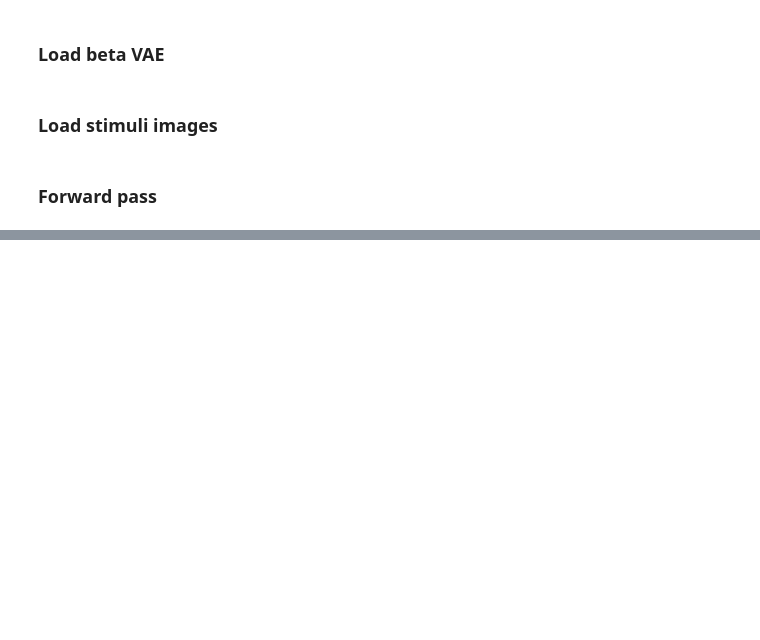
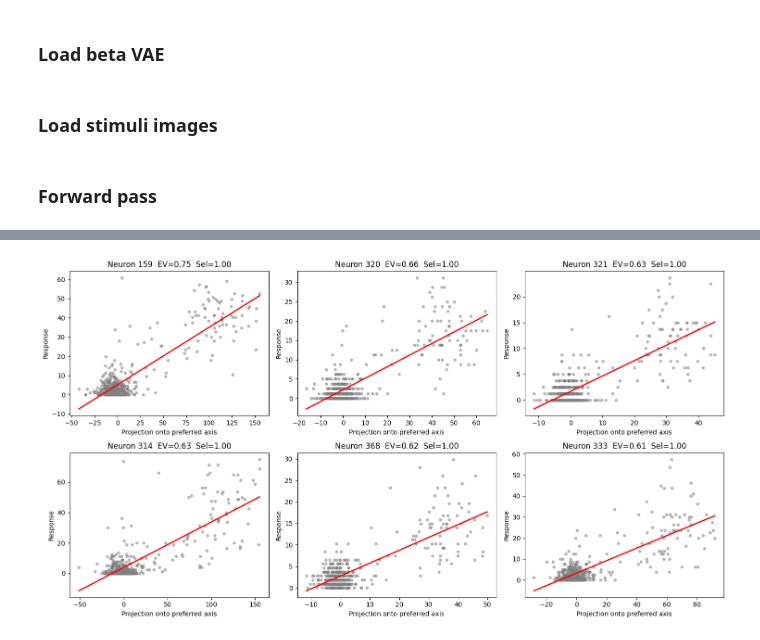
Before and after one commit to jhanliufu-personal/DiffusionBANMap, a Jupyter notebook: analysis/vae_neuron_alignment.ipynb, the cells around one changed output, grey strips where cells are left out. Drawn from its saved outputs; the diff is of its cells as text; code cells hidden in the pictures; blank space fills up the shorter version.

```diff
--- a/analysis/vae_neuron_alignment.ipynb
+++ b/analysis/vae_neuron_alignment.ipynb
@@ -184,0 +148,22 @@ plt.show()
+# %%
+top_units = np.argsort(ev)[-6:][::-1]
+
+fig, axes_ = plt.subplots(2, 3, figsize=(15, 8))
+for ax, unit_idx in zip(axes_.flatten(), top_units):
+    resp = neural_matrix[unit_idx, :]
+    axis, _ = compute_sta(resp, alexnet_fc6_latents, method='sta', normalize=True)
+    orth = compute_orthogonal_variance(resp, alexnet_fc6_latents, axis)
+    proj_pref = orth['proj_pref']
+
+    coeffs = np.polyfit(proj_pref, resp, 1)
+    x_sorted = np.sort(proj_pref)
+    ax.scatter(proj_pref, resp, alpha=0.5, s=15, color='gray')
+    ax.plot(x_sorted, np.polyval(coeffs, x_sorted), 'r-', linewidth=2)
+    ax.set_title(f"Neuron {unit_idx}  EV={ev[unit_idx]:.2f}  Sel={sel[unit_idx]:.2f}")
+    ax.set_xlabel('Projection onto preferred axis')
+    ax.set_ylabel('Response')
+
+plt.tight_layout()
+plt.show()
+# %% [output]
+[figure, added]
```
Also changed, not shown: parts of 17 cells of this notebook, 7 other files.
